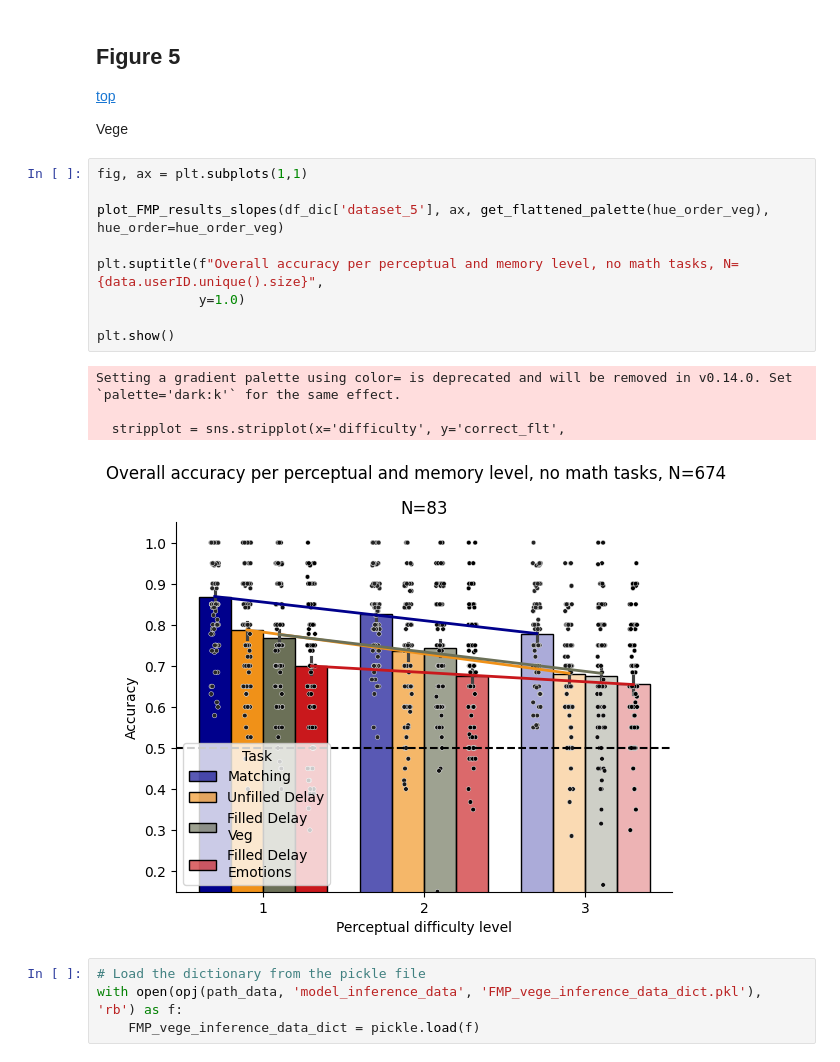
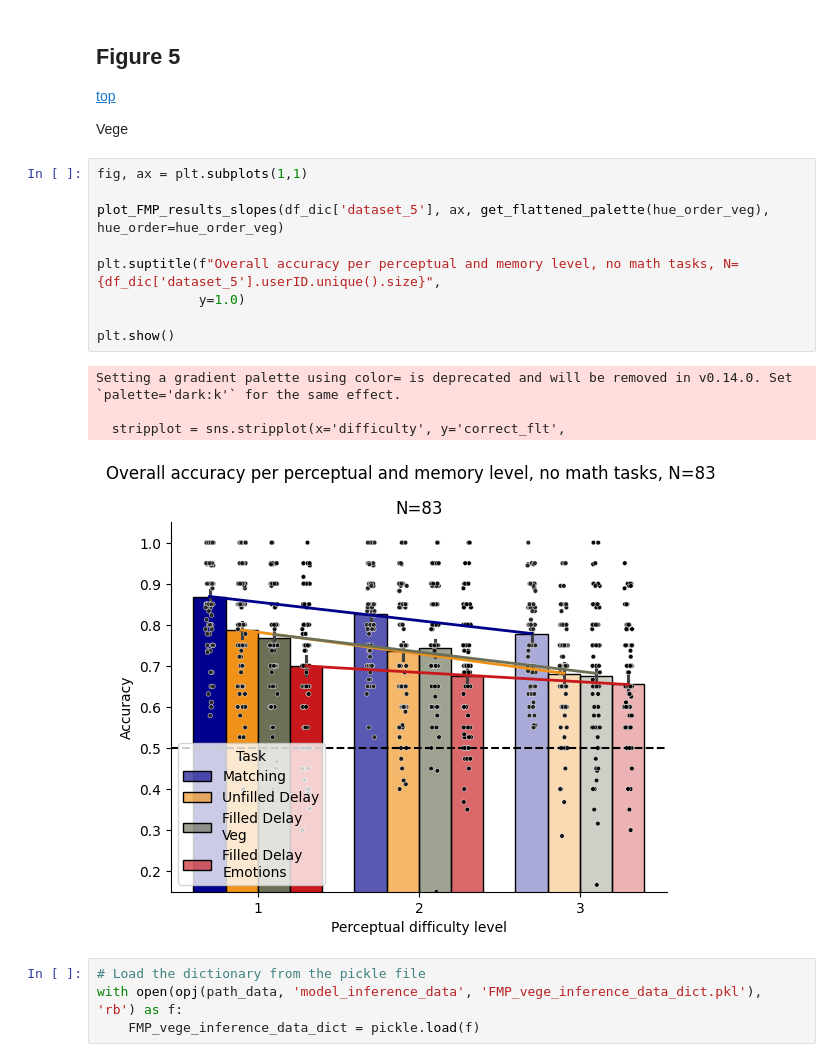
Before and after one commit to jankaWIS/FMP_paper, a Jupyter notebook: Figures/Figures_FMP_paper_2024.ipynb, the cells around one changed output. Drawn from its saved outputs; the diff is of its cells as text.

```diff
--- a/Figures/Figures_FMP_paper_2024.ipynb
+++ b/Figures/Figures_FMP_paper_2024.ipynb
@@ -1085,17 +1085,17 @@ Vege
 # %%
 fig, ax = plt.subplots(1,1)
 
 plot_FMP_results_slopes(df_dic['dataset_5'], ax, get_flattened_palette(hue_order_veg), hue_order=hue_order_veg)
 
-plt.suptitle(f"Overall accuracy per perceptual and memory level, no math tasks, N={data.userID.unique().size}",
+plt.suptitle(f"Overall accuracy per perceptual and memory level, no math tasks, N={df_dic['dataset_5'].userID.unique().size}",
              y=1.0)
 
 plt.show()
 # %% [output]
 Setting a gradient palette using color= is deprecated and will be removed in v0.14.0. Set `palette='dark:k'` for the same effect.
 
   stripplot = sns.stripplot(x='difficulty', y='correct_flt',
-[figure, old version]
+[figure, new version]
 # %%
 # Load the dictionary from the pickle file
 with open(opj(path_data, 'model_inference_data', 'FMP_vege_inference_data_dict.pkl'), 'rb') as f:
```
Also changed, not shown: parts of 12 cells of this notebook, 12 other files.
